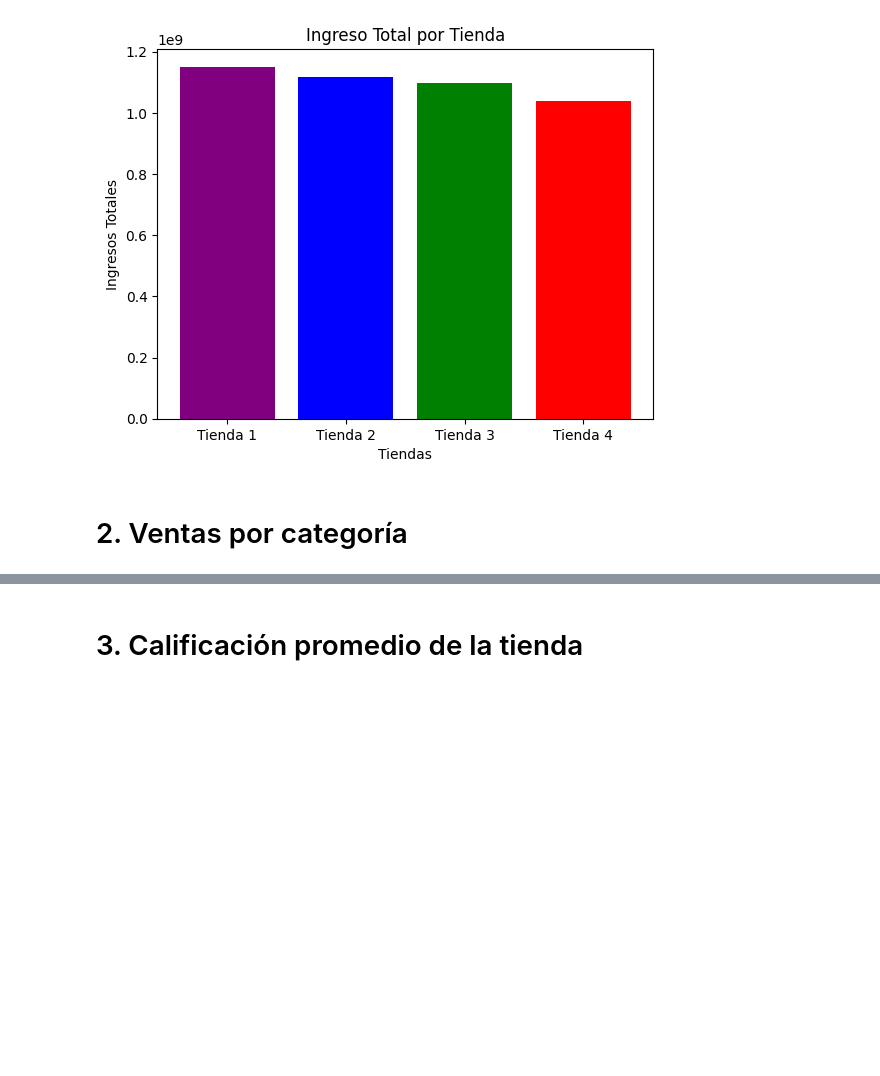
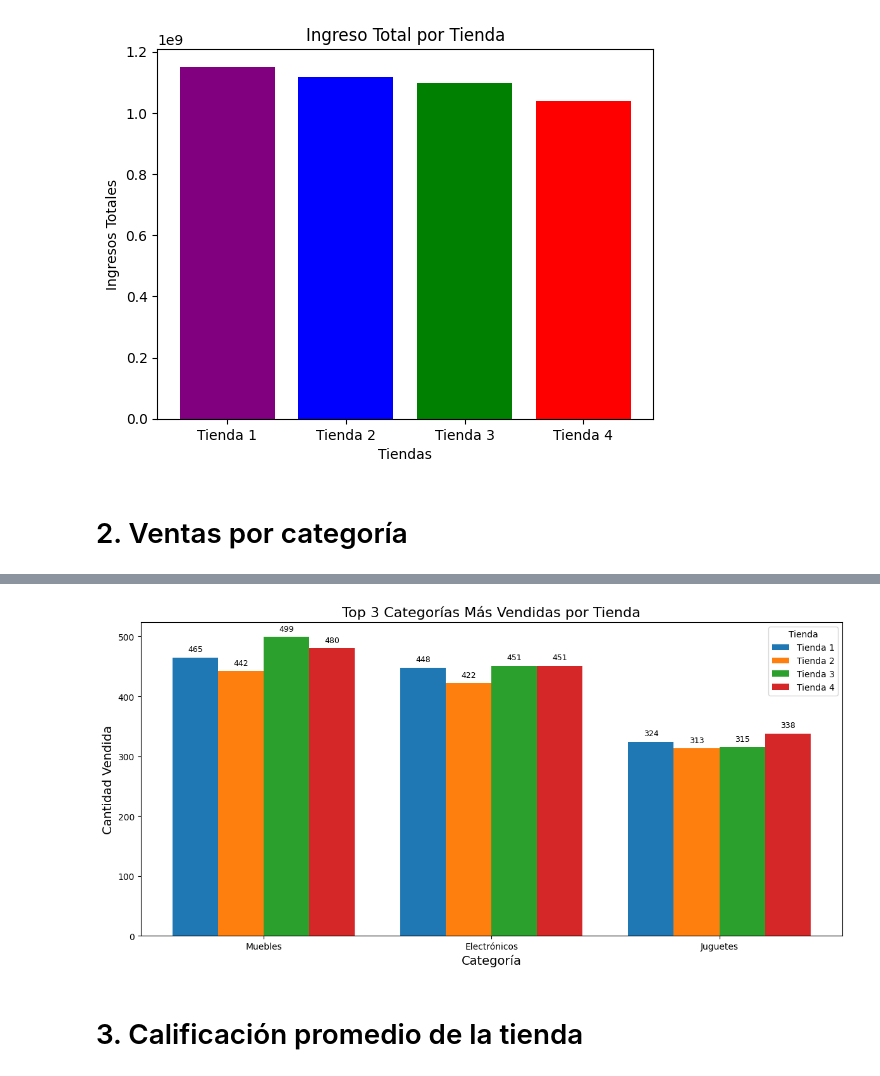
Before and after one commit to OctavioPinoRosas/ChallengeAluraStore, a Jupyter notebook: AluraStoreLatam.ipynb, the cells around one changed output, grey strips where cells are left out. Cells and saved outputs as stored; diff of their text form; code cells hidden in the pictures; blank space fills up the shorter version.

```diff
--- a/AluraStoreLatam.ipynb
+++ b/AluraStoreLatam.ipynb
@@ -56,3 +84,44 @@ NameError: name 'tienda1' is not defined
+# %%
+import matplotlib.pyplot as plt
+import numpy as np
+categorias = top3.index.tolist()  # ['Muebles', 'Electrónicos', 'Juguetes']
+tienda1 = top3['Tienda 1'].tolist()
+tienda2 = top3['Tienda 2'].tolist()
+tienda3 = top3['Tienda 3'].tolist()
+tienda4 = top3['Tienda 4'].tolist()
+# Número de categorías
+n_categorias = len(categorias)
+indice = np.arange(n_categorias)  # posiciones: 0, 1, 2
+ancho = 0.2  # Ancho de cada barra
+
+# Crear la gráfica
+plt.figure(figsize=(12,6))
+
+# Dibujar una barra para cada tienda
+plt.bar(indice - 1.5*ancho, tienda1, width=ancho, label='Tienda 1')
+plt.bar(indice - 0.5*ancho, tienda2, width=ancho, label='Tienda 2')
+plt.bar(indice + 0.5*ancho, tienda3, width=ancho, label='Tienda 3')
+plt.bar(indice + 1.5*ancho, tienda4, width=ancho, label='Tienda 4')
+
+# Configurar etiquetas
+plt.xlabel('Categoría', fontsize=14)
+plt.ylabel('Cantidad Vendida', fontsize=14)
+plt.title('Top 3 Categorías Más Vendidas por Tienda', fontsize=16)
+plt.xticks(indice, categorias)  # Poner las categorías en el eje X
+plt.legend(title='Tienda')
+
+# Mostrar valores arriba de cada barra
+for i in range(n_categorias):
+    plt.text(indice[i] - 1.5*ancho, tienda1[i] + 10, str(int(tienda1[i])), ha='center', fontsize=9)
+    plt.text(indice[i] - 0.5*ancho, tienda2[i] + 10, str(int(tienda2[i])), ha='center', fontsize=9)
+    plt.text(indice[i] + 0.5*ancho, tienda3[i] + 10, str(int(tienda3[i])), ha='center', fontsize=9)
+    plt.text(indice[i] + 1.5*ancho, tienda4[i] + 10, str(int(tienda4[i])), ha='center', fontsize=9)
+
+# Ajustar diseño
+plt.tight_layout()
+plt.show()
+# %% [output]
+[figure, added]
 # %% [markdown]
 # 3. Calificación promedio de la tienda
 # %% [markdown]
```
Also changed, not shown: parts of 3 cells of this notebook.
